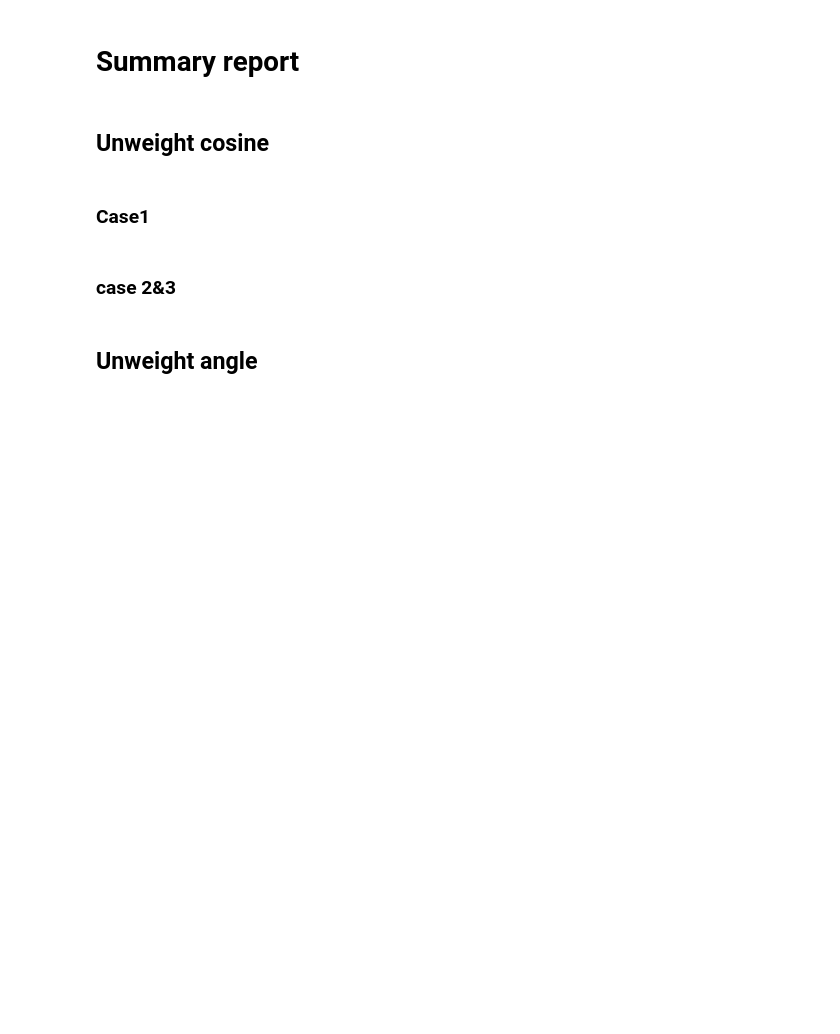
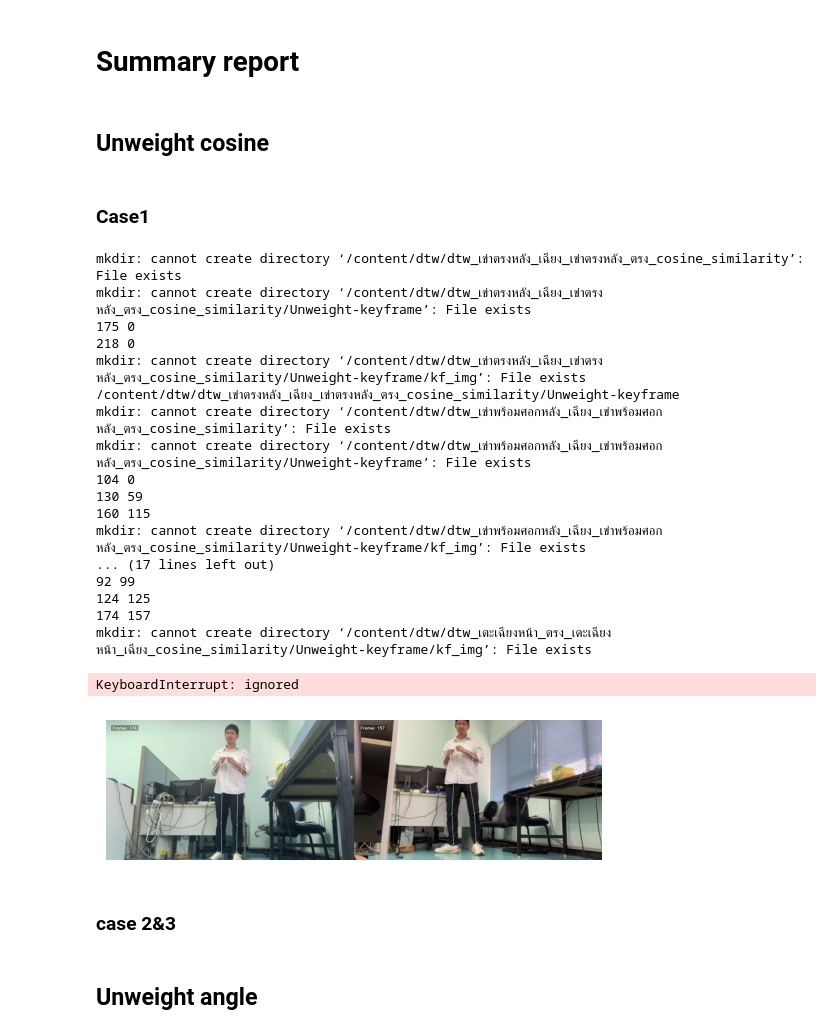
Before and after one commit to napongps/Muaythai-comparison, a Jupyter notebook: Muaythai_comparison_[Current].ipynb, the cells around one changed output. Cells and saved outputs as stored; diff of their text form; code cells hidden in the pictures; blank space fills up the shorter version.

```diff
--- a/Muaythai_comparison_[Current].ipynb
+++ b/Muaythai_comparison_[Current].ipynb
@@ -864,10 +864,12 @@ def dtw_keyframe(name_vid1:str, name_vid2: str, extracted_ladk_vid1: np.array, e
     student_kf = []
     prev_match_frame = match_kf(keyframes_list[0], dist_mat, 0)
     student_kf.append(prev_match_frame)
+    print(keyframes_list[0], prev_match_frame)
 
     for kf in keyframes_list[1:]:
         prev_match_frame = match_kf(kf, dist_mat, prev_match_frame)
         student_kf.append(prev_match_frame)
+        print(kf, prev_match_frame)
 
 
     all_vert_hor = 0
@@ -877,8 +879,9 @@ def dtw_keyframe(name_vid1:str, name_vid2: str, extracted_ladk_vid1: np.array, e
     # print(student_kf)
 
     for ks, ke, stks, stke in list(zip(keyframes_list, keyframes_list[1:], student_kf, student_kf[1:])):
-        print('ks:',ks, 'ke:',ke, 'stks:',stks, 'stke:',stke)
-        print('dist_mat shape:', dist_mat[ks:ke+1,stks:stke+1].shape)
+
+        # print('ks:',ks, 'ke:',ke, 'stks:',stks, 'stke:',stke)
+        # print('dist_mat shape:', dist_mat[ks:ke+1,stks:stke+1].shape)
         path, cost_mat, vert_hor = path_finder(dist_mat[ks:ke+1,stks:stke+1], sim_diff_function.__name__)
 
         row = (np.asarray(path)+ks)[:,0].reshape(-1,1)
@@ -914,4 +917,4 @@ def dtw_keyframe(name_vid1:str, name_vid2: str, extracted_ladk_vid1: np.array, e
                                                                     slash, name_vid1 ,name_vid2, sim_diff_function.__name__, path_finder.__name__))
 
 
-    return all_path, dist_mat, dist_lndmk_mat, cost_mat, all_vert_hor, cost, [std_all, std_unique, mean, unique_frames_count]
+    return keyframes_list, student_kf, all_path, dist_mat, dist_lndmk_mat, cost_mat, all_vert_hor, cost, [std_all, std_unique, mean, unique_frames_count]
@@ -1472,8 +1534,8 @@ Non_sync_one_to_many_pair_percent :50.21459227467812
 # %% [markdown]
 # Summary report
 # %%
-def warp_sum_cosine_kf(path_vid1: str, path_vid2: str, keyframe_list: list, weight: bool|str, norm_value: int,
-                       windows=30, thresh = False, MAW_method = 'aj', expo=False, video =False):
+def warp_sum_cosine_kf(path_vid1: str, path_vid2: str, keyframe_list: list, weight, norm_value: int,
+                       windows=30, thresh = False, MAW_method = 'aj', expo = False, video = False, kf_img = False):
 
     # bottom-right to top-left
     cost_sim_dp, non_sync_diff_sim_dp, stats_sim_dp = comparevid_kf(path_landmark1 = path_vid1,
@@ -1490,7 +1552,8 @@ def warp_sum_cosine_kf(path_vid1: str, path_vid2: str, keyframe_list: list, weig
                                                                     thresh = thresh,
                                                                     MAW_method = MAW_method,
                                                                     expo = expo,
-                                                                    video = video)
+                                                                    video = video,
+                                                                    kf_img = kf_img)
 
     cost_list = [cost_sim_dp]
     frames_list = [stats_sim_dp[3]]
@@ -1535,7 +1599,7 @@ def warp_sum_angle_kf(path_vid1: str, path_vid2: str, keyframe_list: list, weigh
     return cost_list, mean_list, std_all_list, std_uni_list, frames_list, non_sync_list, method_list, vid_name_list
 # %%
 def case1_kf(path: str, keyframe_dict: dict, weight: str, threshold: bool, exponential: bool,
-             angle_cosine_func, auto_method='aj', window=30, video=True):
+             angle_cosine_func, auto_method ='aj', window = 30, video = True, kf_img = False):
     norm_val_list = [180,90,45]
     all_cost_list = []
     all_mean_list = []
@@ -1564,11 +1628,12 @@ def case1_kf(path: str, keyframe_dict: dict, weight: str, threshold: bool, expon
                                                                                                                                         keyframe_list = kf,
                                                                                                                                         weight = weight,
                                                                                                                                         norm_value = norm,
-                                                                                                                                        thresh=threshold,
-                                                                                                                                        windows=window,
-                                                                                                                                        expo=exponential,
-                                                                                                                                        MAW_method=auto_method,
-                                                                                                                                        video=video)
+                                                                                                                                        thresh = threshold,
+                                                                                                                                        windows = window,
+                                                                                                                                        expo = exponential,
+                                                                                                                                        MAW_method = auto_method,
+                                                                                                                                        video = video,
+                                                                                                                                        kf_img = kf_img)
 
             all_cost_list.extend(cost_list)
             all_mean_list.extend(mean_list)
@@ -1596,11 +1661,6 @@ def case1_kf(path: str, keyframe_dict: dict, weight: str, threshold: bool, expon
     expo_name=''
     keyframe_name=''
 
-    if threshold:
-        thresh_name = '-thresh'
-    if exponential:
-        expo_name = '-expo'
-
     if weight:
         weight_name = 'Weight'
     else:
@@ -1610,6 +1670,12 @@ def case1_kf(path: str, keyframe_dict: dict, weight: str, threshold: bool, expon
         weight_name = 'MAW'
     else:
         window = ''
+
+    if threshold:
+        thresh_name = '-thresh'
+
+    if exponential:
+        expo_name = '-expo'
 
     if auto_method == 'me':
         maw_met_name = '-my-method'
@@ -1727,8 +1794,29 @@ def case2_3_kf(path1: str, path2: str, keyframe_dict: dict, weight: str,
 # %%
 %%capture
 case1_kf(path = diff_angle,
-         keyframe_dict = [],
+         keyframe_dict = diff_angle_dict,
          weight = False,
          threshold = False,
          exponential = False,
-         angle_cosine_func = warp_sum_cosine_kf)
+         angle_cosine_func = warp_sum_cosine_kf,
+         kf_img = True)
+# %% [output]
+mkdir: cannot create directory ‘/content/dtw/dtw_เข่าตรงหลัง_เฉียง_เข่าตรงหลัง_ตรง_cosine_similarity’: File exists
+mkdir: cannot create directory ‘/content/dtw/dtw_เข่าตรงหลัง_เฉียง_เข่าตรงหลัง_ตรง_cosine_similarity/Unweight-keyframe’: File exists
+175 0
+218 0
+mkdir: cannot create directory ‘/content/dtw/dtw_เข่าตรงหลัง_เฉียง_เข่าตรงหลัง_ตรง_cosine_similarity/Unweight-keyframe/kf_img’: File exists
+/content/dtw/dtw_เข่าตรงหลัง_เฉียง_เข่าตรงหลัง_ตรง_cosine_similarity/Unweight-keyframe
+mkdir: cannot create directory ‘/content/dtw/dtw_เข่าพร้อมศอกหลัง_เฉียง_เข่าพร้อมศอกหลัง_ตรง_cosine_similarity’: File exists
+mkdir: cannot create directory ‘/content/dtw/dtw_เข่าพร้อมศอกหลัง_เฉียง_เข่าพร้อมศอกหลัง_ตรง_cosine_similarity/Unweight-keyframe’: File exists
+104 0
+130 59
+160 115
+mkdir: cannot create directory ‘/content/dtw/dtw_เข่าพร้อมศอกหลัง_เฉียง_เข่าพร้อมศอกหลัง_ตรง_cosine_similarity/Unweight-keyframe/kf_img’: File exists
+... (17 lines left out)
+92 99
+124 125
+174 157
+mkdir: cannot create directory ‘/content/dtw/dtw_เตะเฉียงหน้า_ตรง_เตะเฉียงหน้า_เฉียง_cosine_similarity/Unweight-keyframe/kf_img’: File exists
+KeyboardInterrupt: ignored
+[figure, added]
```
Also changed, not shown: parts of 32 cells of this notebook.
